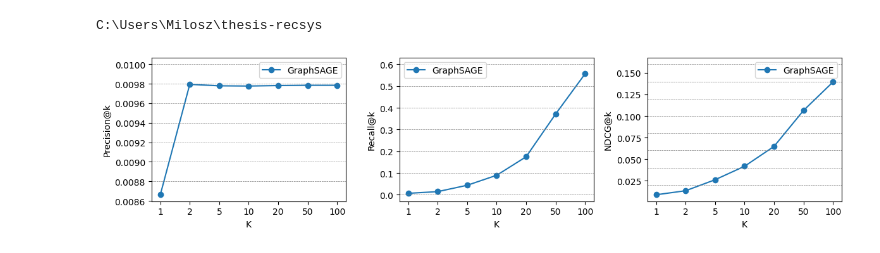
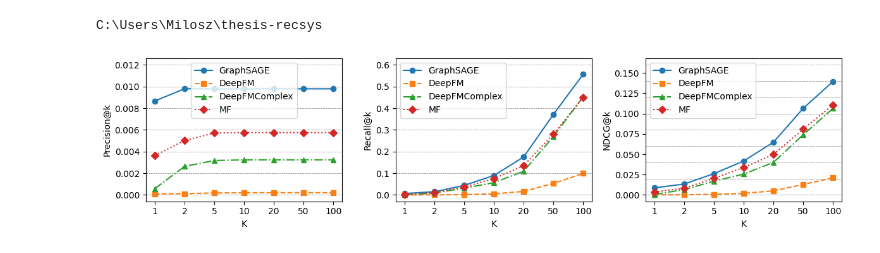
Before and after one commit to milymilek/recsys, a Jupyter notebook: notebooks/steam/plot_metrics.ipynb, the cells around one changed output. Saved outputs shown, nothing was run; the diff lists cells and outputs as text; code cells hidden in the pictures.

Commit message:
- training and evaluation procedures improved - metrics plotting for multiple models - new models added - new method for faster dataset building for deep recsys

```diff
--- a/notebooks/steam/plot_metrics.ipynb
+++ b/notebooks/steam/plot_metrics.ipynb
@@ -15,36 +15,51 @@ from tqdm import tqdm
 import pickle
 # %%
 metrics_path = "runs/GraphSAGE/2023-11-12_19-00-00"
+metrics_deep_path = "runs/DeepFM/2023-11-16_20-00-00"
+metrics_deep_complex_path = "runs/DeepFM/2023-11-16_20-30-00"
+metrics_mf_path = "runs/MF/2023-11-16_22-00-00"
 
 with open(os.path.join(metrics_path, 'output_metrics.pkl'), "rb") as f:
     GraphSAGE_output_metrics = pd.read_pickle(f)
+
+with open(os.path.join(metrics_deep_path, 'output_metrics.pkl'), "rb") as f:
+    DeepFM_output_metrics = pd.read_pickle(f)
+
+with open(os.path.join(metrics_deep_complex_path, 'output_metrics.pkl'), "rb") as f:
+    DeepFMComplex_output_metrics = pd.read_pickle(f)
+
+with open(os.path.join(metrics_mf_path, 'output_metrics.pkl'), "rb") as f:
+    MF_output_metrics = pd.read_pickle(f)
 # %%
 def plot_metrics(models_metrics, x_ticks):
     line_styles = ['-', '--', '-.', ':']
     markers = ['o', 's', '^', 'D']
 
     fig, axes = plt.subplots(nrows=1, ncols=3, figsize=(12, 3))
 
     for i, (metric_name, metric_label) in enumerate(zip(['precision', 'recall', 'ndcg'], ['Precision@k', 'Recall@k', 'NDCG@k'])):
         for j, (model, metrics) in enumerate(models_metrics.items()):
             axes[i].plot(np.array(x_ticks).astype('str'), metrics[metric_name], label=model,
                          linestyle=line_styles[j % len(line_styles)], marker=markers[j % len(markers)])
 
         axes[i].set_xlabel('K')
         axes[i].set_ylabel(metric_label)
 
         for y_tick in axes[i].get_yticks()[1:]:
             axes[i].axhline(y_tick, color='gray', linestyle='--', linewidth=0.5)
 
         axes[i].legend()
 
     plt.tight_layout()
     plt.show()
 
 models_metrics = {
     'GraphSAGE': GraphSAGE_output_metrics,
+    "DeepFM": DeepFM_output_metrics,
+    "DeepFMComplex": DeepFMComplex_output_metrics,
+    "MF": MF_output_metrics,
 }
 K = [1, 2, 5, 10, 20, 50, 100]
 plot_metrics(models_metrics, K)
 # %% [output]
-[figure, old version]
+[figure, new version]
```
Also changed, not shown: 14 other files.
